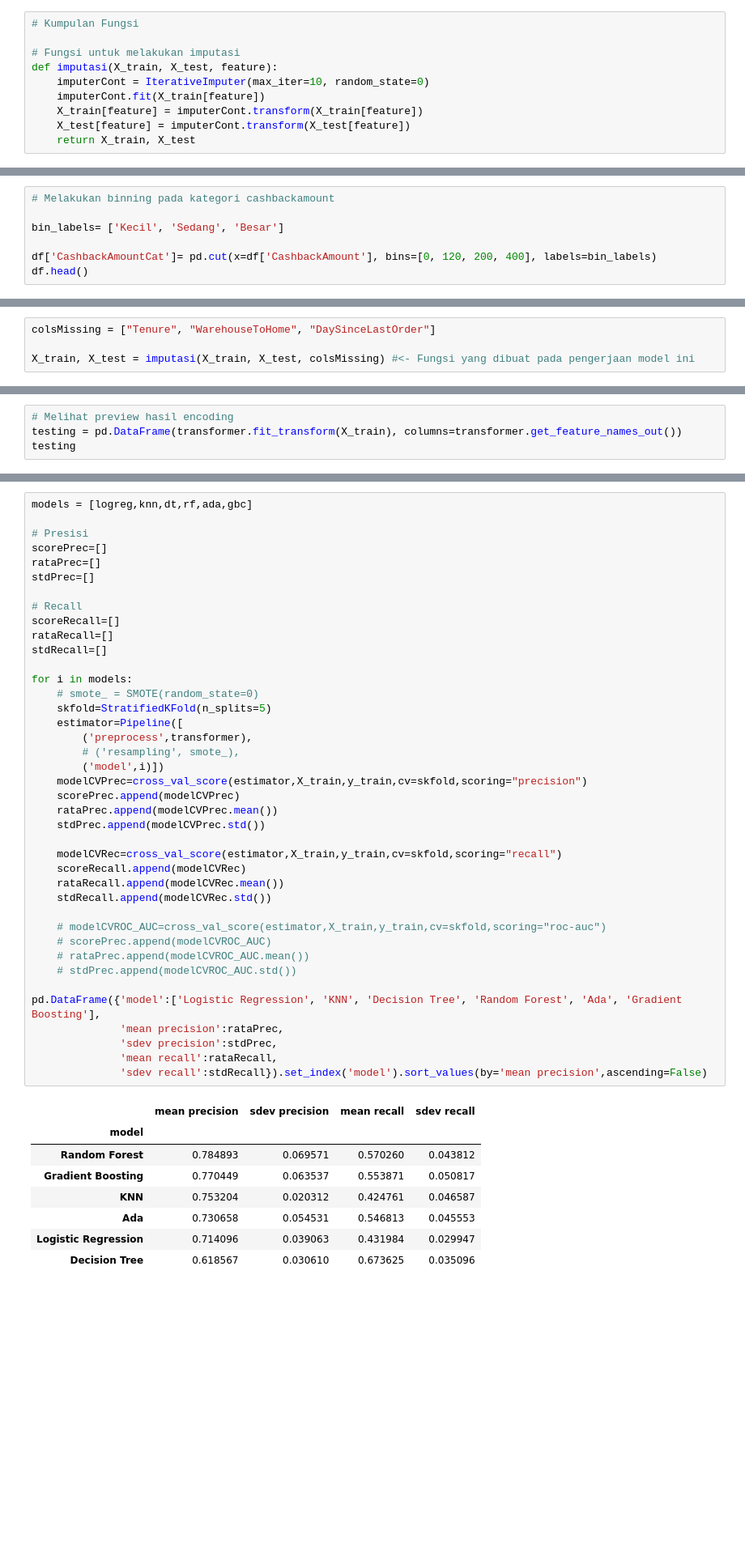
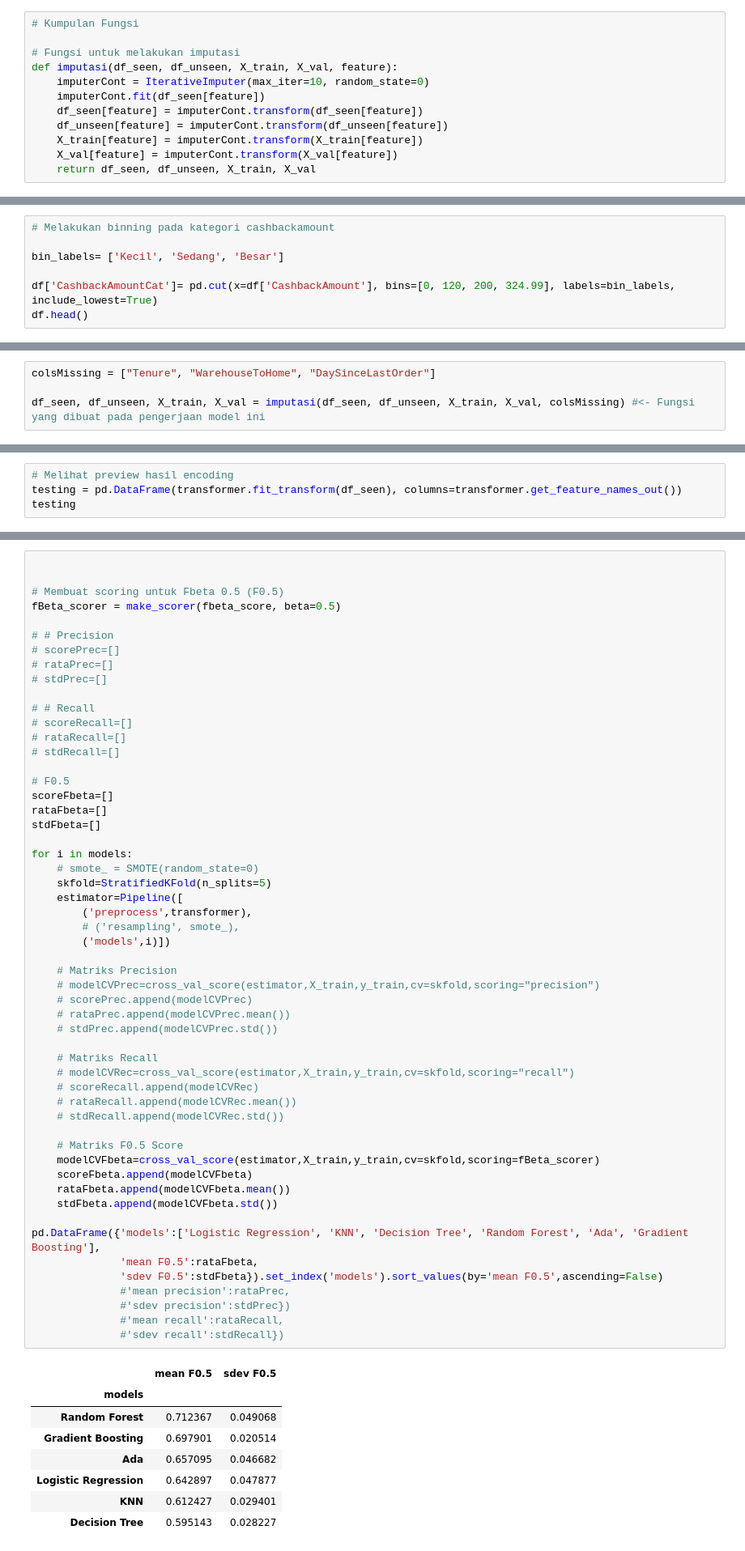
Before and after one commit to fathurizkym/ecommerce_churn_analysis, a Jupyter notebook: notebooks/E-Commerce_Customer_Churn.ipynb, the cells around one changed output, grey strips where cells are left out. Shown at 81% size. Drawn from its saved outputs; the diff is of its cells as text; blank space fills up the shorter version.

```diff
--- a/notebooks/E-Commerce_Customer_Churn.ipynb
+++ b/notebooks/E-Commerce_Customer_Churn.ipynb
@@ -72,12 +73,14 @@ custom_summer = matplotlib.colors.LinearSegmentedColormap.from_list("mycmap", co
 # Kumpulan Fungsi
 
 # Fungsi untuk melakukan imputasi
-def imputasi(X_train, X_test, feature):
+def imputasi(df_seen, df_unseen, X_train, X_val, feature):
     imputerCont = IterativeImputer(max_iter=10, random_state=0)
-    imputerCont.fit(X_train[feature])
+    imputerCont.fit(df_seen[feature])
+    df_seen[feature] = imputerCont.transform(df_seen[feature])
+    df_unseen[feature] = imputerCont.transform(df_unseen[feature])
     X_train[feature] = imputerCont.transform(X_train[feature])
-    X_test[feature] = imputerCont.transform(X_test[feature])
-    return X_train, X_test
+    X_val[feature] = imputerCont.transform(X_val[feature])
+    return df_seen, df_unseen, X_train, X_val
 # %% [markdown]
 ### **`Business Problem Understanding`**
 # %% [markdown]
@@ -702,7 +705,7 @@ Setelah memahami permasalahan data, maka selanjutnya kita akan melakukan preproc
 
 bin_labels= ['Kecil', 'Sedang', 'Besar']
 
-df['CashbackAmountCat']= pd.cut(x=df['CashbackAmount'], bins=[0, 120, 200, 400], labels=bin_labels)
+df['CashbackAmountCat']= pd.cut(x=df['CashbackAmount'], bins=[0, 120, 200, 324.99], labels=bin_labels, include_lowest=True)
 df.head()
 # %% [output]
 |  | Tenure | WarehouseToHome | NumberOfDeviceRegistered | PreferedOrderCat | SatisfactionScore | MaritalStatus | ... |
@@ -742,4 +777,4 @@ y = df['Churn']
 # %%
 colsMissing = ["Tenure", "WarehouseToHome", "DaySinceLastOrder"]
 
-X_train, X_test = imputasi(X_train, X_test, colsMissing) #<- Fungsi yang dibuat pada pengerjaan model ini
+df_seen, df_unseen, X_train, X_val = imputasi(df_seen, df_unseen, X_train, X_val, colsMissing) #<- Fungsi yang dibuat pada pengerjaan model ini
@@ -842,7 +877,7 @@ transformer = ColumnTransformer([
 ], remainder='passthrough')
 # %%
 # Melihat preview hasil encoding
-testing = pd.DataFrame(transformer.fit_transform(X_train), columns=transformer.get_feature_names_out())
+testing = pd.DataFrame(transformer.fit_transform(df_seen), columns=transformer.get_feature_names_out())
 testing
 # %% [output]
 |  | scaller__NumberOfDeviceRegistered | scaller__NumberOfAddress | scaller__Tenure | scaller__WarehouseToHome | ... |
@@ -881,49 +919,63 @@ gbc = GradientBoostingClassifier(random_state=0)
 # %%
-models = [logreg,knn,dt,rf,ada,gbc]
 
-# Presisi
-scorePrec=[]
-rataPrec=[]
-stdPrec=[]
 
-# Recall
-scoreRecall=[]
-rataRecall=[]
-stdRecall=[]
+# Membuat scoring untuk Fbeta 0.5 (F0.5)
+fBeta_scorer = make_scorer(fbeta_score, beta=0.5)
+
+# # Precision
+# scorePrec=[]
+# rataPrec=[]
+# stdPrec=[]
+
+# # Recall
+# scoreRecall=[]
+# rataRecall=[]
+# stdRecall=[]
+
+# F0.5
+scoreFbeta=[]
+rataFbeta=[]
+stdFbeta=[]
 
 for i in models:
     # smote_ = SMOTE(random_state=0)
     skfold=StratifiedKFold(n_splits=5)
     estimator=Pipeline([
         ('preprocess',transformer),
         # ('resampling', smote_),
-        ('model',i)])
-    modelCVPrec=cross_val_score(estimator,X_train,y_train,cv=skfold,scoring="precision")
-    scorePrec.append(modelCVPrec)
-    rataPrec.append(modelCVPrec.mean())
-    stdPrec.append(modelCVPrec.std())
+        ('models',i)])
 
-    modelCVRec=cross_val_score(estimator,X_train,y_train,cv=skfold,scoring="recall")
-    scoreRecall.append(modelCVRec)
-    rataRecall.append(modelCVRec.mean())
-    stdRecall.append(modelCVRec.std())
+    # Matriks Precision
+    # modelCVPrec=cross_val_score(estimator,X_train,y_train,cv=skfold,scoring="precision")
+    # scorePrec.append(modelCVPrec)
+    # rataPrec.append(modelCVPrec.mean())
+    # stdPrec.append(modelCVPrec.std())
 
-    # modelCVROC_AUC=cross_val_score(estimator,X_train,y_train,cv=skfold,scoring="roc-auc")
-    # scorePrec.append(modelCVROC_AUC)
-    # rataPrec.append(modelCVROC_AUC.mean())
-    # stdPrec.append(modelCVROC_AUC.std())
+    # Matriks Recall
+    # modelCVRec=cross_val_score(estimator,X_train,y_train,cv=skfold,scoring="recall")
+    # scoreRecall.append(modelCVRec)
+    # rataRecall.append(modelCVRec.mean())
+    # stdRecall.append(modelCVRec.std())
 
-pd.DataFrame({'model':['Logistic Regression', 'KNN', 'Decision Tree', 'Random Forest', 'Ada', 'Gradient Boosting'],
-              'mean precision':rataPrec,
-              'sdev precision':stdPrec,
-              'mean recall':rataRecall,
-              'sdev recall':stdRecall}).set_index('model').sort_values(by='mean precision',ascending=False)
+    # Matriks F0.5 Score
+    modelCVFbeta=cross_val_score(estimator,X_train,y_train,cv=skfold,scoring=fBeta_scorer)
+    scoreFbeta.append(modelCVFbeta)
+    rataFbeta.append(modelCVFbeta.mean())
+    stdFbeta.append(modelCVFbeta.std())
+
+pd.DataFrame({'models':['Logistic Regression', 'KNN', 'Decision Tree', 'Random Forest', 'Ada', 'Gradient Boosting'],
+              'mean F0.5':rataFbeta,
+              'sdev F0.5':stdFbeta}).set_index('models').sort_values(by='mean F0.5',ascending=False)
+              #'mean precision':rataPrec,
+              #'sdev precision':stdPrec})
+              #'mean recall':rataRecall,
+              #'sdev recall':stdRecall})
 # %% [output]
-|  | mean precision | sdev precision | mean recall | sdev recall |
-| model |  |  |  |  |
-| Random Forest | 0.784893 | 0.069571 | 0.570260 | 0.043812 |
-| Gradient Boosting | 0.770449 | 0.063537 | 0.553871 | 0.050817 |
-| KNN | 0.753204 | 0.020312 | 0.424761 | 0.046587 |
-| Ada | 0.730658 | 0.054531 | 0.546813 | 0.045553 |
-| Logistic Regression | 0.714096 | 0.039063 | 0.431984 | 0.029947 |
-| Decision Tree | 0.618567 | 0.030610 | 0.673625 | 0.035096 |
+|  | mean F0.5 | sdev F0.5 |
+| models |  |  |
+| Random Forest | 0.712367 | 0.049068 |
+| Gradient Boosting | 0.697901 | 0.020514 |
+| Ada | 0.657095 | 0.046682 |
+| Logistic Regression | 0.642897 | 0.047877 |
+| KNN | 0.612427 | 0.029401 |
+| Decision Tree | 0.595143 | 0.028227 |
```
Also changed, not shown: parts of 17 cells of this notebook, 1 other file.
